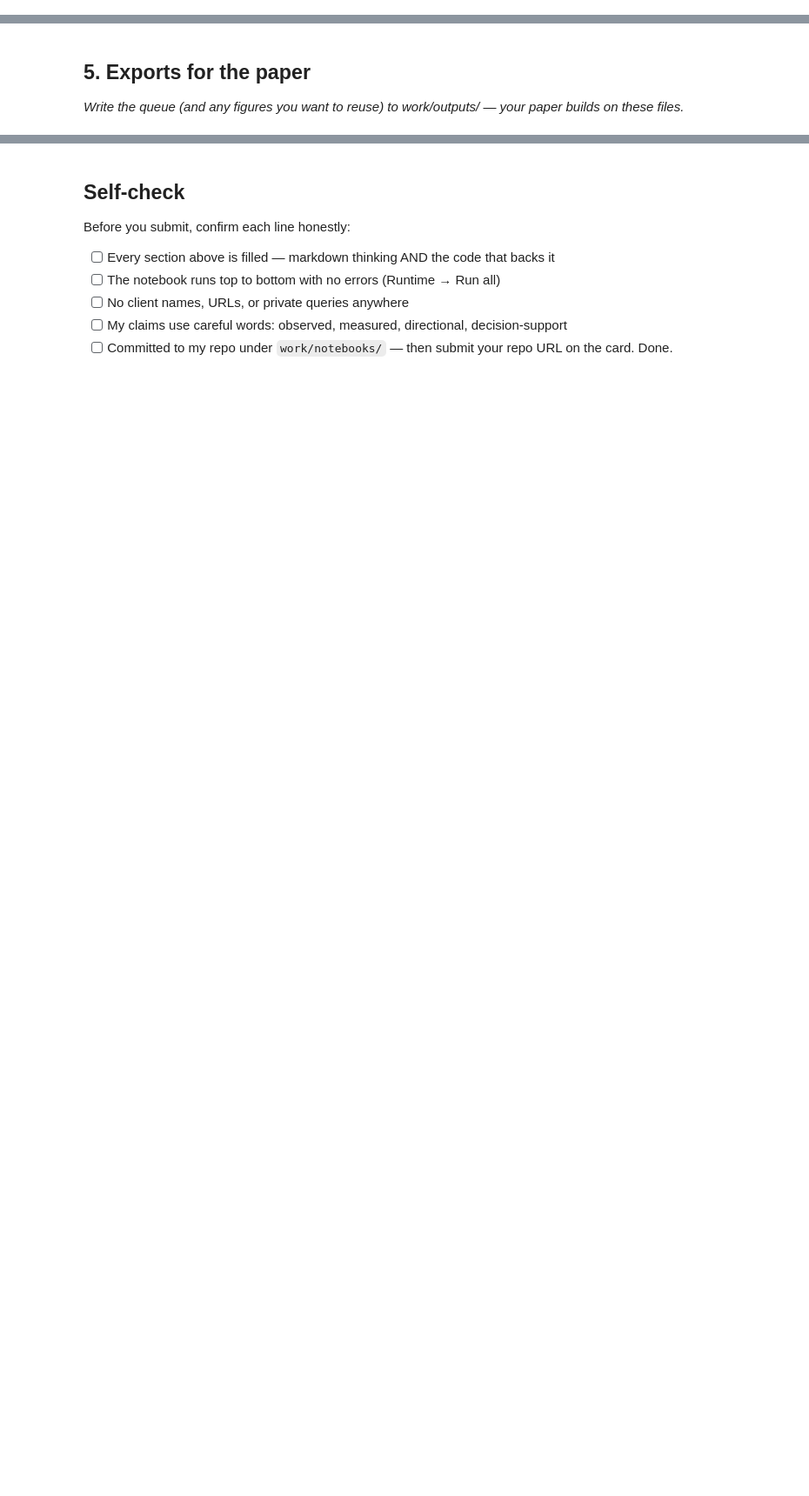
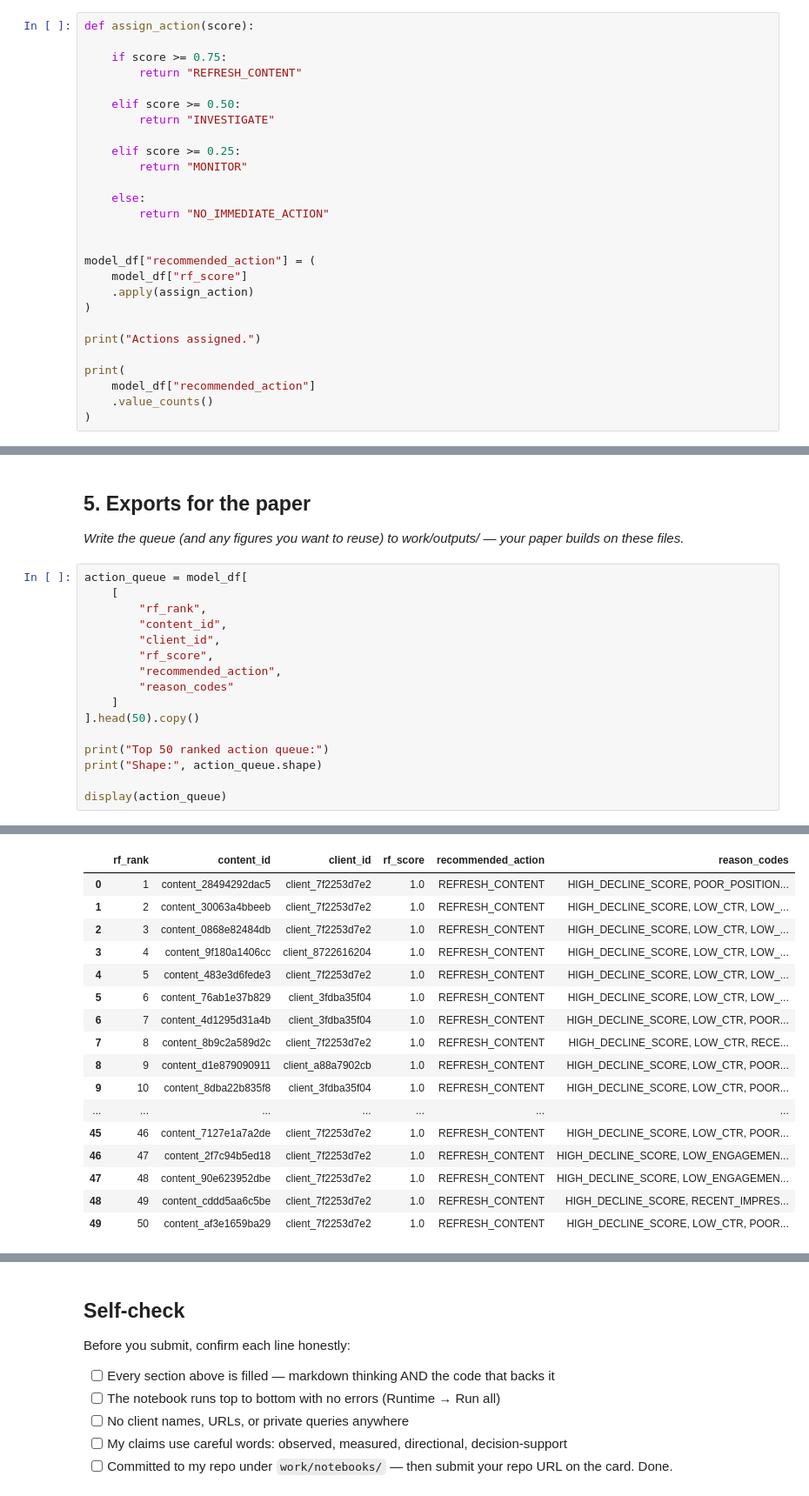
Before and after one commit to Kashaf537/flyrank-ml-internship, a Jupyter notebook: work/notebooks/w07_action_playbook.ipynb, the cells around one changed output, grey strips where cells are left out. Shown at 87% size. Drawn from its saved outputs; the diff is of its cells as text; blank space fills up the shorter version.

```diff
--- a/work/notebooks/w07_action_playbook.ipynb
+++ b/work/notebooks/w07_action_playbook.ipynb
@@ -12,0 +475,27 @@ This skeleton is yours to fill. Work the sections **in order** — each one has
+# %%
+def assign_action(score):
+
+    if score >= 0.75:
+        return "REFRESH_CONTENT"
+
+    elif score >= 0.50:
+        return "INVESTIGATE"
+
+    elif score >= 0.25:
+        return "MONITOR"
+
+    else:
+        return "NO_IMMEDIATE_ACTION"
+
+
+model_df["recommended_action"] = (
+    model_df["rf_score"]
+    .apply(assign_action)
+)
+
+print("Actions assigned.")
+
+print(
+    model_df["recommended_action"]
+    .value_counts()
+)
@@ -26,3 +677,20 @@ This skeleton is yours to fill. Work the sections **in order** — each one has
 ## 5. Exports for the paper
 
 *Write the queue (and any figures you want to reuse) to work/outputs/ — your paper builds on these files.*
+# %%
+action_queue = model_df[
+    [
+        "rf_rank",
+        "content_id",
+        "client_id",
+        "rf_score",
+        "recommended_action",
+        "reason_codes"
+    ]
+].head(50).copy()
+
+print("Top 50 ranked action queue:")
+print("Shape:", action_queue.shape)
+
+display(action_queue)
+# %% [output]
@@ -28,0 +699,17 @@ This skeleton is yours to fill. Work the sections **in order** — each one has
+|  | rf_rank | content_id | client_id | rf_score | recommended_action | reason_codes |
+| 0 | 1 | content_28494292dac5 | client_7f2253d7e2 | 1.0 | REFRESH_CONTENT | HIGH_DECLINE_SCORE, POOR_POSITION... |
+| 1 | 2 | content_30063a4bbeeb | client_7f2253d7e2 | 1.0 | REFRESH_CONTENT | HIGH_DECLINE_SCORE, LOW_CTR, LOW_... |
+| 2 | 3 | content_0868e82484db | client_7f2253d7e2 | 1.0 | REFRESH_CONTENT | HIGH_DECLINE_SCORE, LOW_CTR, LOW_... |
+| 3 | 4 | content_9f180a1406cc | client_8722616204 | 1.0 | REFRESH_CONTENT | HIGH_DECLINE_SCORE, LOW_CTR, LOW_... |
+| 4 | 5 | content_483e3d6fede3 | client_7f2253d7e2 | 1.0 | REFRESH_CONTENT | HIGH_DECLINE_SCORE, LOW_CTR, LOW_... |
+| 5 | 6 | content_76ab1e37b829 | client_3fdba35f04 | 1.0 | REFRESH_CONTENT | HIGH_DECLINE_SCORE, LOW_CTR, LOW_... |
+| 6 | 7 | content_4d1295d31a4b | client_3fdba35f04 | 1.0 | REFRESH_CONTENT | HIGH_DECLINE_SCORE, LOW_CTR, POOR... |
+| 7 | 8 | content_8b9c2a589d2c | client_7f2253d7e2 | 1.0 | REFRESH_CONTENT | HIGH_DECLINE_SCORE, LOW_CTR, RECE... |
+| 8 | 9 | content_d1e879090911 | client_a88a7902cb | 1.0 | REFRESH_CONTENT | HIGH_DECLINE_SCORE, LOW_CTR, POOR... |
+| 9 | 10 | content_8dba22b835f8 | client_3fdba35f04 | 1.0 | REFRESH_CONTENT | HIGH_DECLINE_SCORE, LOW_CTR, POOR... |
+| ... | ... | ... | ... | ... | ... | ... |
+| 45 | 46 | content_7127e1a7a2de | client_7f2253d7e2 | 1.0 | REFRESH_CONTENT | HIGH_DECLINE_SCORE, LOW_CTR, POOR... |
+| 46 | 47 | content_2f7c94b5ed18 | client_7f2253d7e2 | 1.0 | REFRESH_CONTENT | HIGH_DECLINE_SCORE, LOW_ENGAGEMEN... |
+| 47 | 48 | content_90e623952dbe | client_7f2253d7e2 | 1.0 | REFRESH_CONTENT | HIGH_DECLINE_SCORE, LOW_ENGAGEMEN... |
+| 48 | 49 | content_cddd5aa6c5be | client_7f2253d7e2 | 1.0 | REFRESH_CONTENT | HIGH_DECLINE_SCORE, RECENT_IMPRES... |
+| 49 | 50 | content_af3e1659ba29 | client_7f2253d7e2 | 1.0 | REFRESH_CONTENT | HIGH_DECLINE_SCORE, LOW_CTR, POOR... |
```
Also changed, not shown: parts of 25 cells of this notebook.
